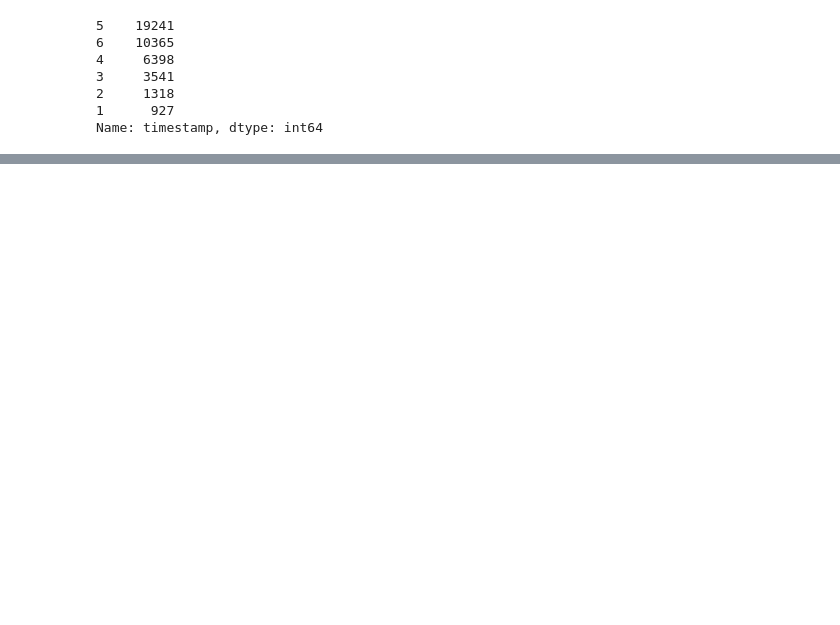
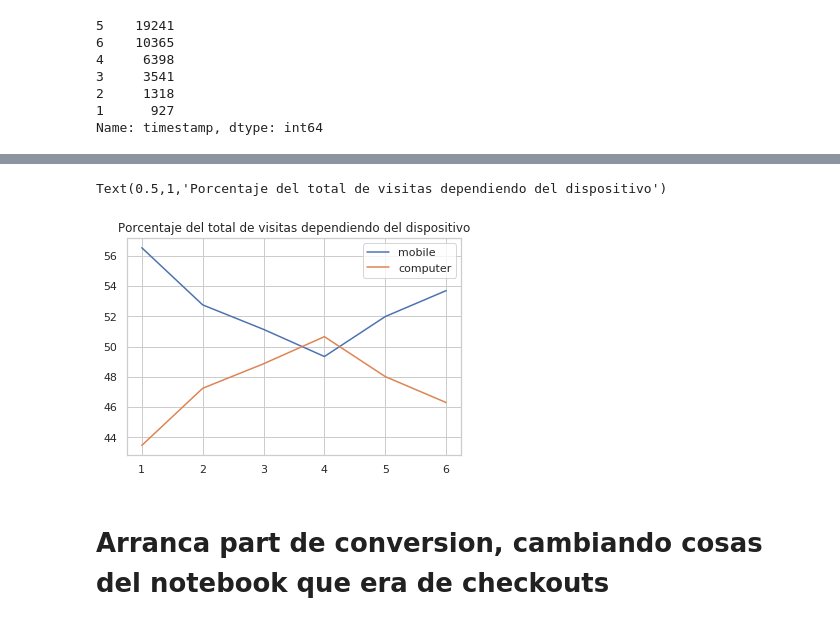
Before and after one commit to jowisaidman/tp1_analisis_exploratorio, a Jupyter notebook: Notebooks/Juli/Untitled.ipynb, the cells around one changed output, grey strips where cells are left out. Drawn from its saved outputs; the diff is of its cells as text; code cells hidden in the pictures; blank space fills up the shorter version.

Commit message:
Estudio de conversion en untitled

```diff
--- a/Notebooks/Juli/Untitled.ipynb
+++ b/Notebooks/Juli/Untitled.ipynb
@@ -107,10 +60,9 @@ events.loc[events['event'] == 'searched products']
 # %%
-total_device_month = events.loc[(events['device_type']  == 'Smartphone') | (events['device_type']  == 'Computer') , ['timestamp']]
+total_device_month = events.loc[(events['device_type']  == 'Smartphone') | (events['device_type']  == 'Computer') | (events['device_type']  == 'Tablet'), ['timestamp']]
 total_device_month['timestamp'] = total_device_month['timestamp'].dt.month
-smartphone_month = events.loc[events['device_type']  == 'Smartphone', ['timestamp']]
+mobile_month = events.loc[(events['device_type']  == 'Smartphone') | (events['device_type']  == 'Tablet'), ['timestamp']]
 computer_month = events.loc[events['device_type']  == 'Computer', ['timestamp']]
-# año = events['timestamp'].dt.month
 computer_month['timestamp'] = computer_month['timestamp'].dt.month
-smartphone_month['timestamp'] = smartphone_month['timestamp'].dt.month
-smartphone_month['timestamp'].value_counts()
+mobile_month['timestamp'] = mobile_month['timestamp'].dt.month
+mobile_month['timestamp'].value_counts()
 # %% [output]
@@ -143 +95,8 @@ total_device_month['timestamp'].value_counts()
 Name: timestamp, dtype: int64
+# %%
+months_cantidad = pd.DataFrame({'total':total_device_month['timestamp'].value_counts(),'mobile':mobile_month['timestamp'].value_counts(),'computer':computer_month['timestamp'].value_counts()})
+months_cantidad['mobile'] = months_cantidad['mobile']/months_cantidad['total'] * 100
+months_cantidad['computer'] = months_cantidad['computer']/months_cantidad['total'] * 100
+months_cantidad.sort_index(ascending= False, inplace= True)
+months_cantidad.drop('total',axis='columns',inplace = True)
+months_cantidad
@@ -143,0 +111,8 @@ Name: timestamp, dtype: int64
+# %%
+g = months_cantidad.plot()
+g.set_title('Porcentaje del total de visitas dependiendo del dispositivo')
+# %% [output]
+Text(0.5,1,'Porcentaje del total de visitas dependiendo del dispositivo')
+[figure, added]
+# %% [markdown]
+# Arranca part de conversion, cambiando cosas del notebook que era de checkouts
```
Also changed, not shown: parts of 23 cells of this notebook, 1 other file.
